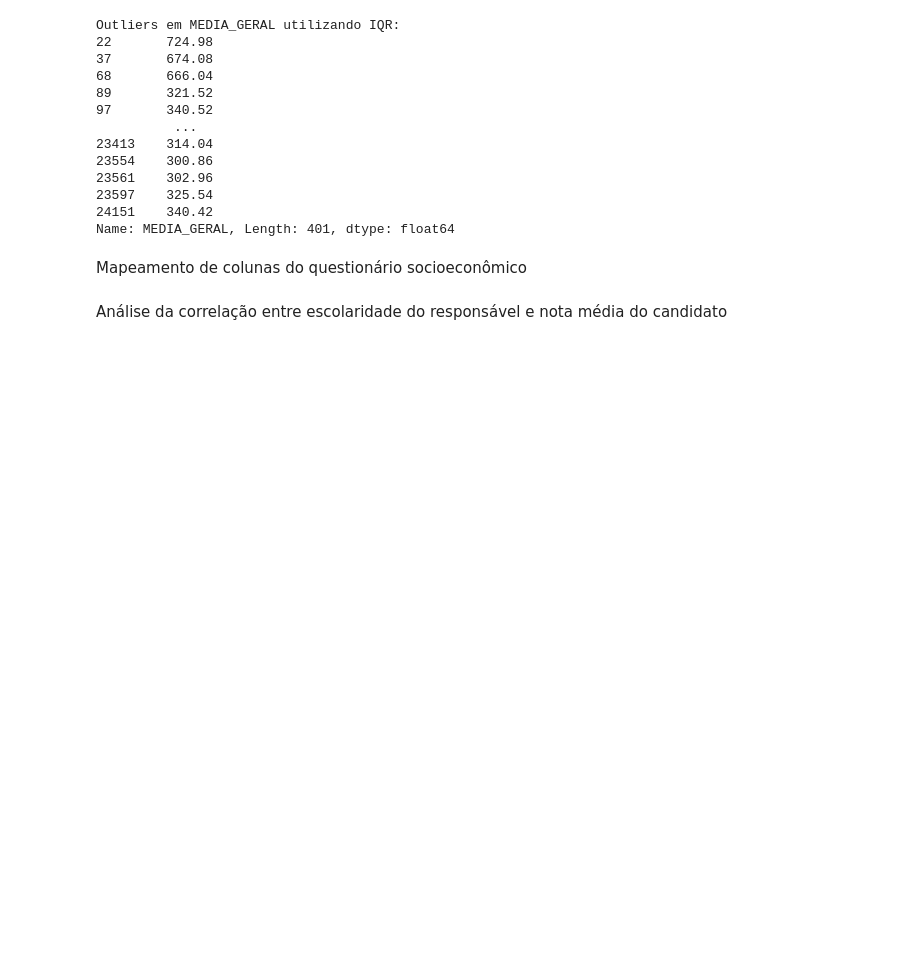
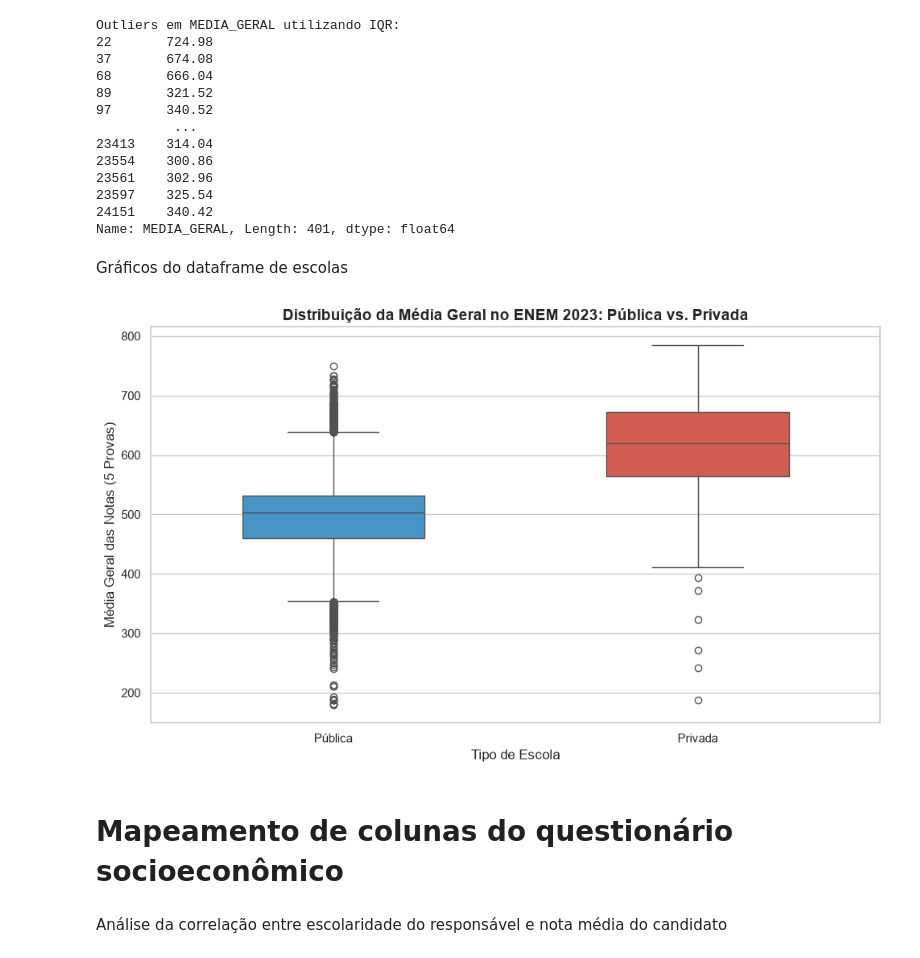
Before and after one commit to mvs105/TESI1-2026.1, a Jupyter notebook: pre_processamento_acre.ipynb, the cells around one changed output. Drawn from its saved outputs; the diff is of its cells as text; code cells hidden in the pictures; blank space fills up the shorter version.

Commit message:
feat: gráficos de escolaridade e tipo de escola

```diff
--- a/pre_processamento_acre.ipynb
+++ b/pre_processamento_acre.ipynb
@@ -135,8 +135,27 @@ Outliers em MEDIA_GERAL utilizando IQR:
 23597    325.54
 24151    340.42
 Name: MEDIA_GERAL, Length: 401, dtype: float64
+# %% [markdown]
+Gráficos do dataframe de escolas
+# %%
+sns.boxplot(
+    x='TP_ESCOLA',
+    y='MEDIA_GERAL',
+    data=df_escolas,
+    palette={'Pública': '#3498db', 'Privada': '#e74c3c'}, # Cores contrastantes
+    hue='TP_ESCOLA',
+    width=0.5
+)
+
+plt.title('Distribuição da Média Geral no ENEM 2023: Pública vs. Privada', fontsize=14, fontweight='bold')
+plt.xlabel('Tipo de Escola')
+plt.ylabel('Média Geral das Notas (5 Provas)')
+plt.tight_layout()
+plt.show()
+# %% [output]
+[figure, added]
 # %% [markdown]
-Mapeamento de colunas do questionário socioeconômico
+# Mapeamento de colunas do questionário socioeconômico
 # %%
 # Colunas respectivamente: Escolaridade do pai, escolaridade da mãe, renda, celular, computador e internet.
 # ["Q001", "Q002", "Q006","Q022","Q024","Q025"]
```
Also changed, not shown: parts of 4 cells of this notebook.
